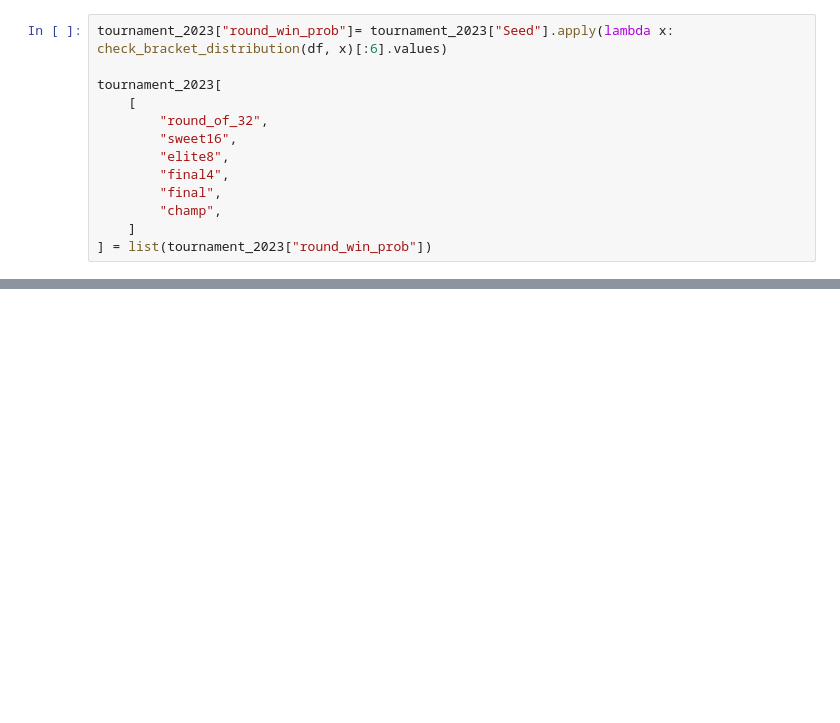
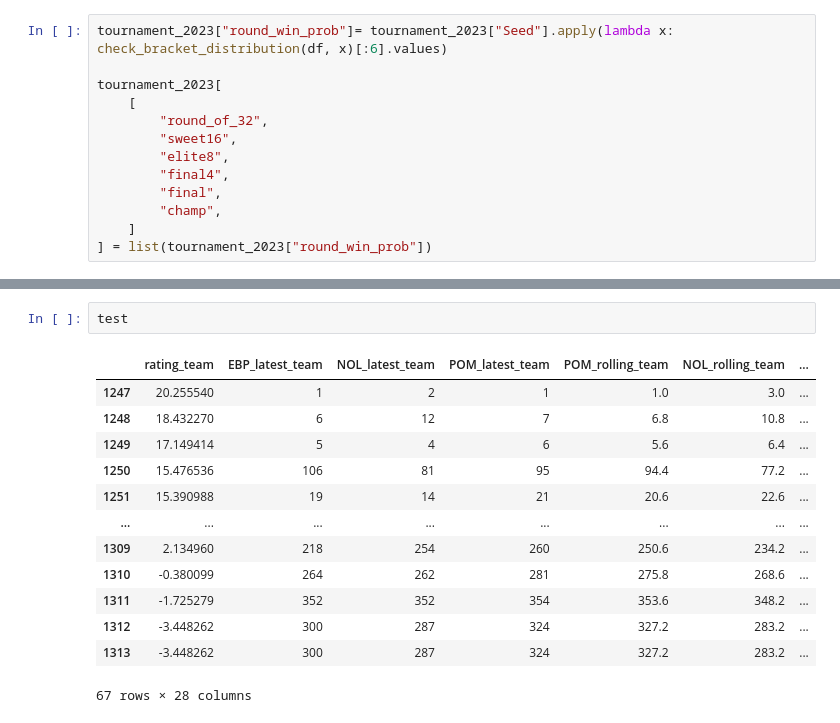
Before and after one commit to taylorlast/march_madness_2024, a Jupyter notebook: src/model_v2.ipynb, the cells around one changed output, grey strips where cells are left out. Saved outputs shown, nothing was run; the diff lists cells and outputs as text; blank space fills up the shorter version.

```diff
--- a/src/model_v2.ipynb
+++ b/src/model_v2.ipynb
@@ -874,0 +886,16 @@ tournament_2023.sort_values(by=["champ", "final", "final4", "elite8", "sweet16",
+# %%
+test
+# %% [output]
+|  | rating_team | EBP_latest_team | NOL_latest_team | POM_latest_team | POM_rolling_team | NOL_rolling_team | ... |
+| 1247 | 20.255540 | 1 | 2 | 1 | 1.0 | 3.0 | ... |
+| 1248 | 18.432270 | 6 | 12 | 7 | 6.8 | 10.8 | ... |
+| 1249 | 17.149414 | 5 | 4 | 6 | 5.6 | 6.4 | ... |
+| 1250 | 15.476536 | 106 | 81 | 95 | 94.4 | 77.2 | ... |
+| 1251 | 15.390988 | 19 | 14 | 21 | 20.6 | 22.6 | ... |
+| ... | ... | ... | ... | ... | ... | ... | ... |
+| 1309 | 2.134960 | 218 | 254 | 260 | 250.6 | 234.2 | ... |
+| 1310 | -0.380099 | 264 | 262 | 281 | 275.8 | 268.6 | ... |
+| 1311 | -1.725279 | 352 | 352 | 354 | 353.6 | 348.2 | ... |
+| 1312 | -3.448262 | 300 | 287 | 324 | 327.2 | 283.2 | ... |
+| 1313 | -3.448262 | 300 | 287 | 324 | 327.2 | 283.2 | ... |
+67 rows × 28 columns
```
Also changed, not shown: parts of 8 cells of this notebook.
